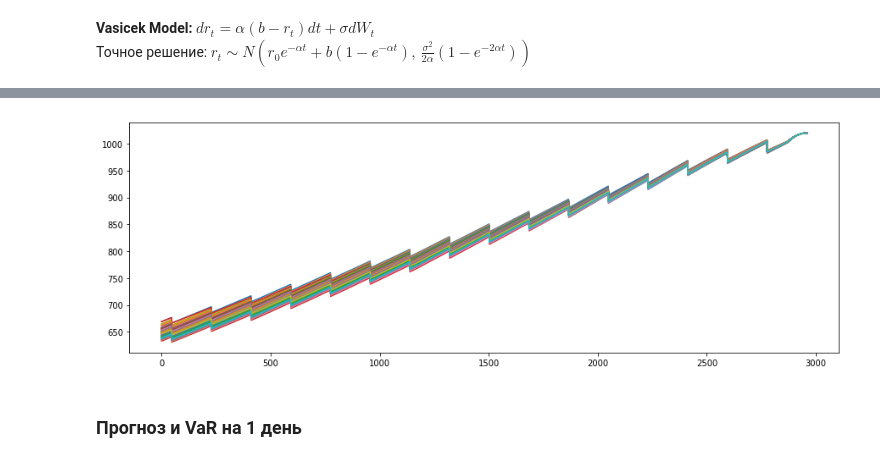
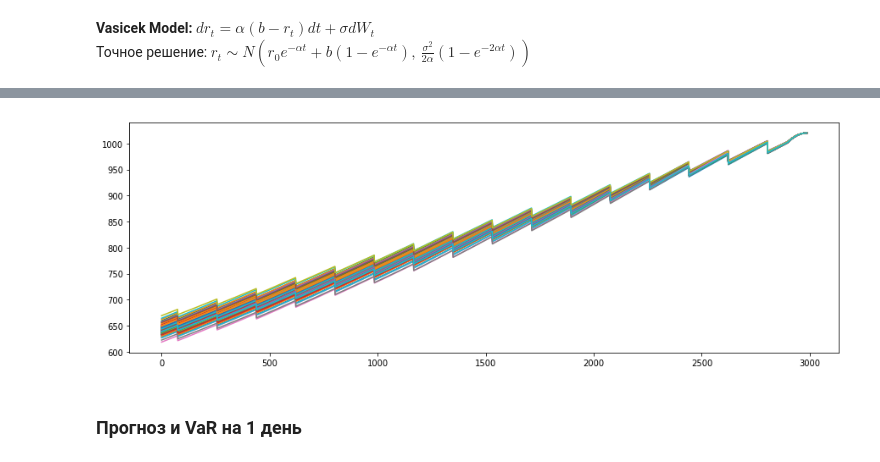
Before and after one commit to umanetz/risk_management, a Jupyter notebook: Bonds2.ipynb, the cells around one changed output, grey strips where cells are left out. Cells and saved outputs as stored; diff of their text form; code cells hidden in the pictures.

```diff
--- a/Bonds2.ipynb
+++ b/Bonds2.ipynb
@@ -209,13 +159,13 @@ bond 4
 #пример симуляции N ставок для каждой из компоненты
 
 bond_i = 1 # далее будем смотреть на конкретную облигацию
-bond_result = bond_info[bond_i]
+bond_result = yeild_curves[bond_i]
 
-dates_index = pd.date_range(forecastDate, bond_result['expDate'])[:-1]
+dates_index = pd.date_range(forecastDate, bond_info[bond_i]['expDate'])[:-1]
 
 plt.figure(figsize =(15,5))
-plt.subplot(111)
-plt.plot(bond_result['simulations'][:, :])
+for i in bond_result:
+    plt.plot(i)
 plt.title('simulations first r')
-plt.xticks(rotation=90)
+plt.xticks(rotation=90);
 # %% [output]
@@ -271,6 +195,4 @@ for i, ofz in enumerate(inverse_r):
 # %%
-# наши смоделированные N кривыx на дату forDate
-from scipy.interpolate import interp1d
-
-for i in range(10):
-    plt.plot(xnew[10:], inverse_r_interpolate[i, 10:]);
+# # наши смоделированные N кривыx на дату forDate
+# for i in range(10):
+#     plt.plot(xnew[10:], inverse_r_interpolate[i, 10:]);
@@ -279,3 +199,3 @@ for i in range(10):
 # %%
-for i in range(inverse_r_interpolate.shape[0]):
-    plt.plot(inverse_r_interpolate[i])
+# for i in range(inverse_r_interpolate.shape[0]):
+#     plt.plot(inverse_r_interpolate[i])
@@ -304,26 +220,9 @@ for i in range(inverse_r_interpolate.shape[0]):
-# %%
-def PriceCouponBond(yeild_curves, tradeDate, bond_info):
-    coupons_rate = bond_info['coupons_rate'][bond_info['coupons_date'] > tradeDate]
-    coupons_date = bond_info['coupons_date'][bond_info['coupons_date'] > tradeDate].reshape(-1,1)
-    num_coupons = bond_info['num_coupons']
-    faceValue = bond_info['faceValue']
-
-    TimeToMaturity = np.apply_along_axis(lambda x: int((x - tradeDate)/np.timedelta64(1,'D')), 1, coupons_date)
-    B = np.zeros((N, TimeToMaturity[-1]))
-    discount_factor = ((1+inverse_r_interpolate[:, :TimeToMaturity[-1]])**np.arange(TimeToMaturity[-1]))[:, ::-1]
-
-    for i in range(N):
-        #для каждого купона считаем его динамику цены (делим значение купона на показатель дисконтирования)
-        for j,_ in enumerate(TimeToMaturity):
-            V = faceValue*coupons_rate[j]/num_coupons if j != len(TimeToMaturity)-1 else faceValue*(1+coupons_rate[j]/num_coupons)
-            B[i, :TimeToMaturity[j]] += (V / discount_factor[i, :TimeToMaturity[j]])
-    return B
 # %%
-price_bond = PriceCouponBond(inverse_r_interpolate, tradeDate1, bond_result)
+price_bond = PriceCouponBond(bond_result, tradeDate1, bond_info[bond_i], len(bond_result))
 plt.figure(figsize=(15,5))
 for i in range(price_bond.shape[0]):
     plt.plot(price_bond[i])
 # %% [output]
-[figure, old version]
+[figure, new version]
 # %% [markdown]
 ### Прогноз и VaR на 1 день
```
Also changed, not shown: parts of 55 cells of this notebook.
